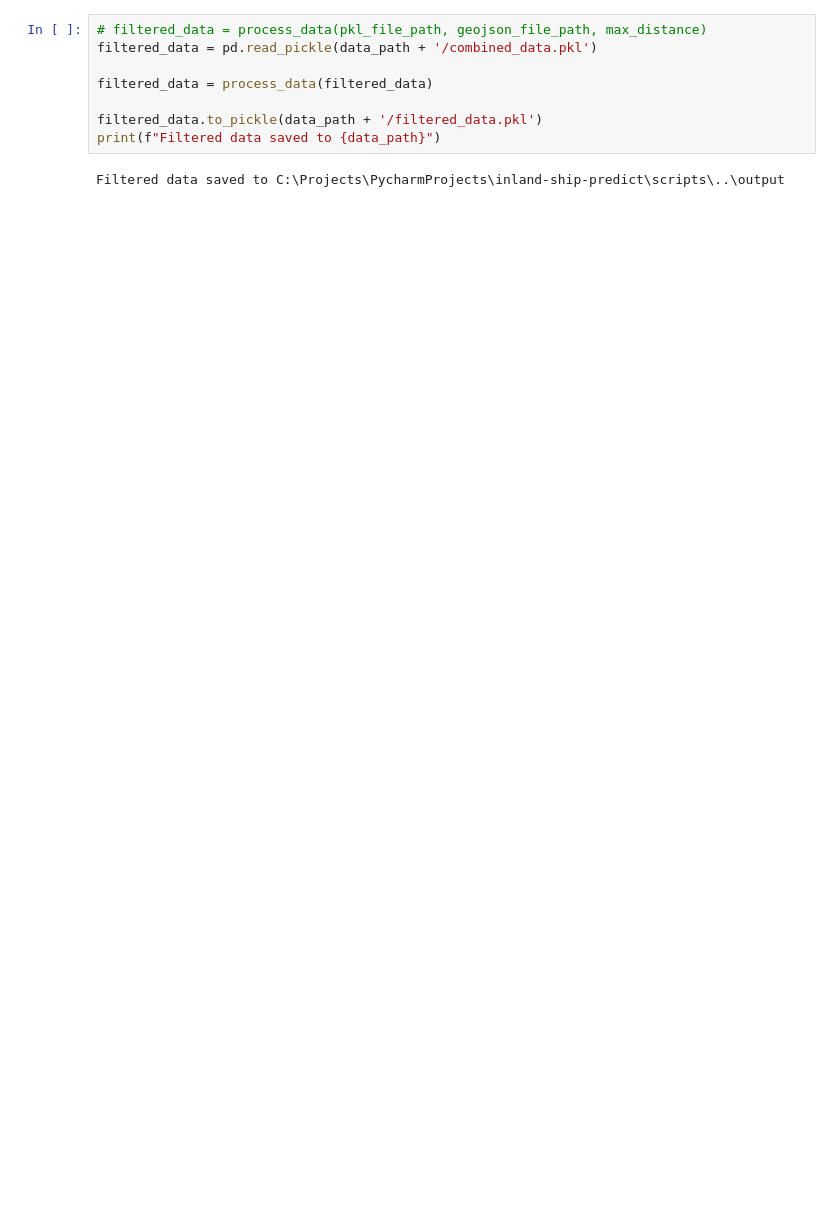
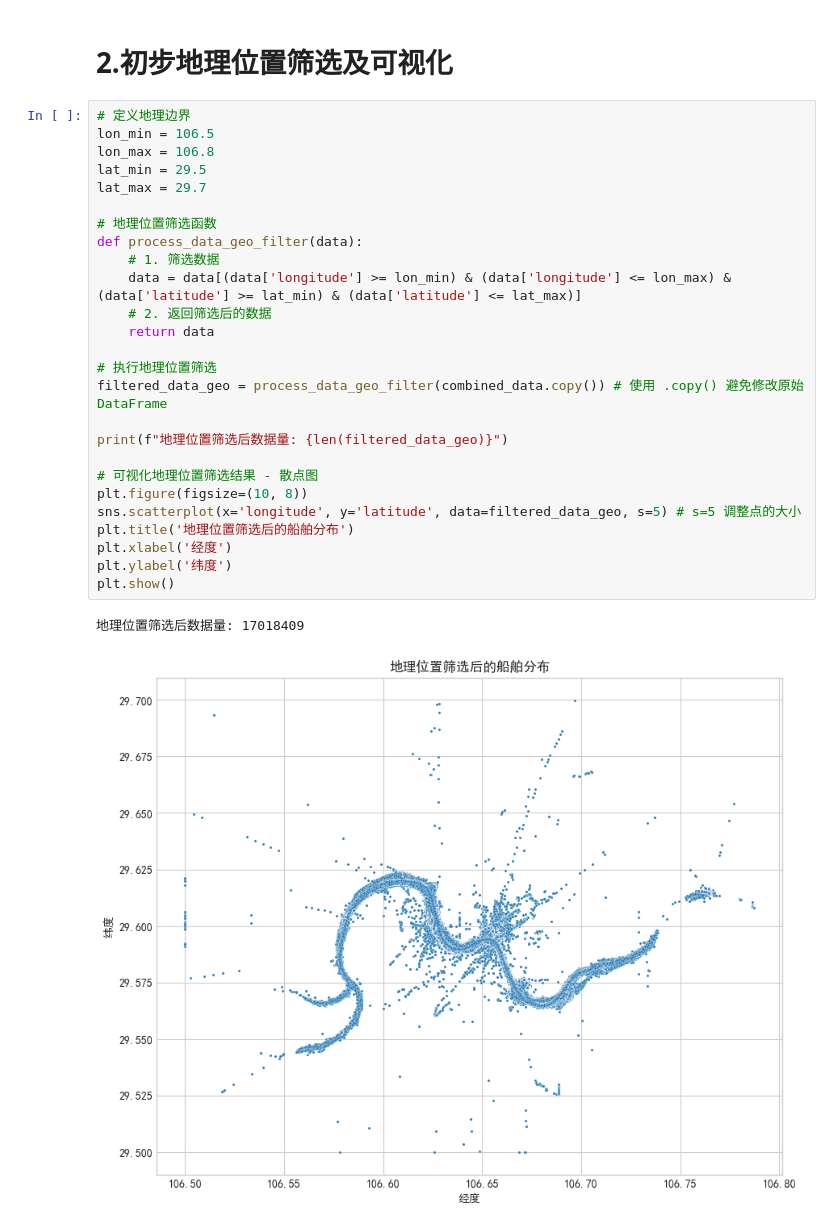
Before and after one commit to ryuuuz/inland-ship-predict, a Jupyter notebook: scripts/02_preprocess_data.ipynb, the cells around one changed output. Saved outputs shown, nothing was run; the diff lists cells and outputs as text; blank space fills up the shorter version.

```diff
--- a/scripts/02_preprocess_data.ipynb
+++ b/scripts/02_preprocess_data.ipynb
@@ -24,10 +41,31 @@ def process_data(data):
+# %% [markdown]
+# 2.初步地理位置筛选及可视化
 # %%
-# filtered_data = process_data(pkl_file_path, geojson_file_path, max_distance)
-filtered_data = pd.read_pickle(data_path + '/combined_data.pkl')
+# 定义地理边界
+lon_min = 106.5
+lon_max = 106.8
+lat_min = 29.5
+lat_max = 29.7
 
-filtered_data = process_data(filtered_data)
+# 地理位置筛选函数
+def process_data_geo_filter(data):
+    # 1. 筛选数据
+    data = data[(data['longitude'] >= lon_min) & (data['longitude'] <= lon_max) & (data['latitude'] >= lat_min) & (data['latitude'] <= lat_max)]
+    # 2. 返回筛选后的数据
+    return data
 
-filtered_data.to_pickle(data_path + '/filtered_data.pkl')
-print(f"Filtered data saved to {data_path}")
+# 执行地理位置筛选
+filtered_data_geo = process_data_geo_filter(combined_data.copy()) # 使用 .copy() 避免修改原始 DataFrame
+
+print(f"地理位置筛选后数据量: {len(filtered_data_geo)}")
+
+# 可视化地理位置筛选结果 - 散点图
+plt.figure(figsize=(10, 8))
+sns.scatterplot(x='longitude', y='latitude', data=filtered_data_geo, s=5) # s=5 调整点的大小
+plt.title('地理位置筛选后的船舶分布')
+plt.xlabel('经度')
+plt.ylabel('纬度')
+plt.show()
 # %% [output]
-Filtered data saved to C:\Projects\PycharmProjects\inland-ship-predict\scripts\..\output
+地理位置筛选后数据量: 17018409
+[figure, added]
```
Also changed, not shown: parts of 14 cells of this notebook, 5 other files.
